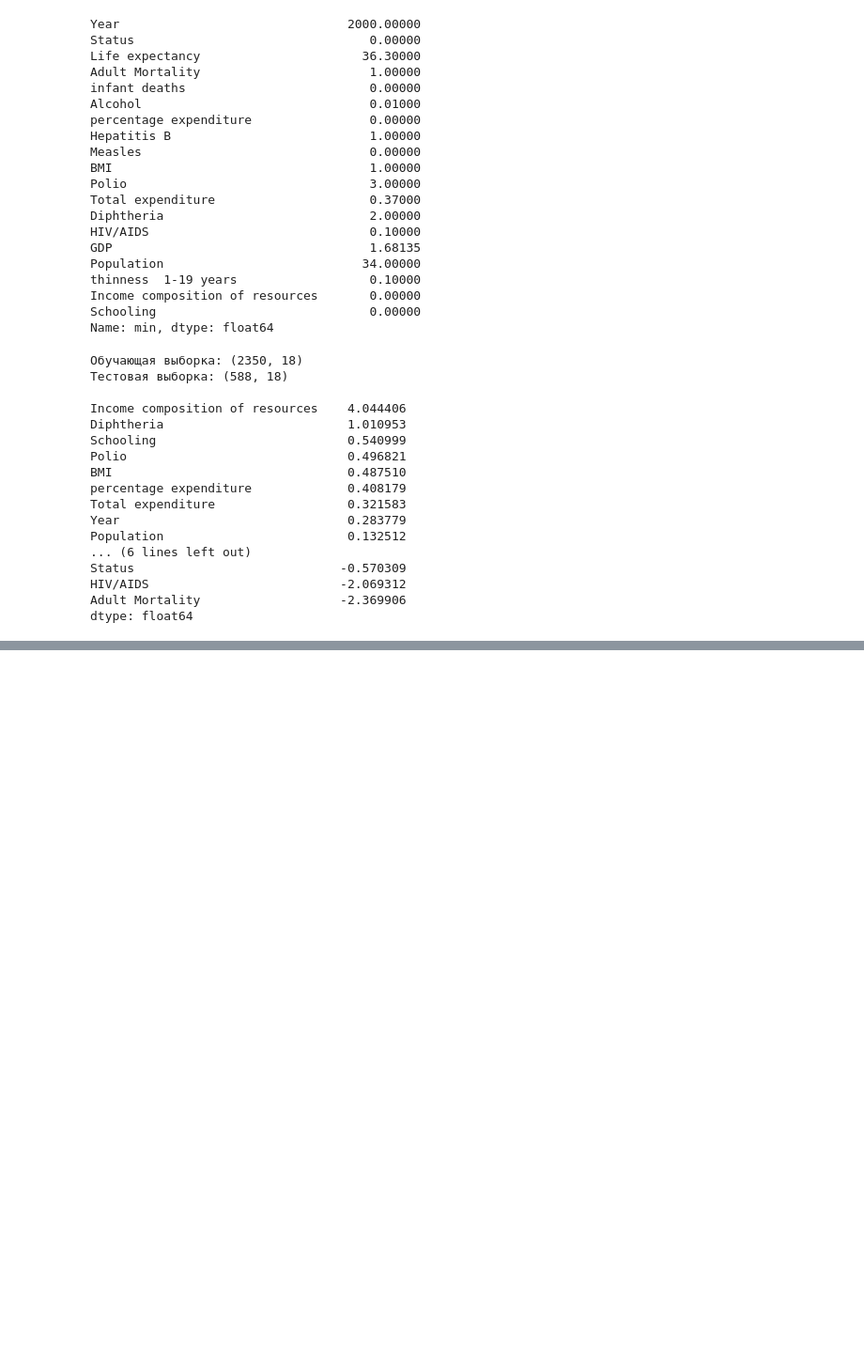
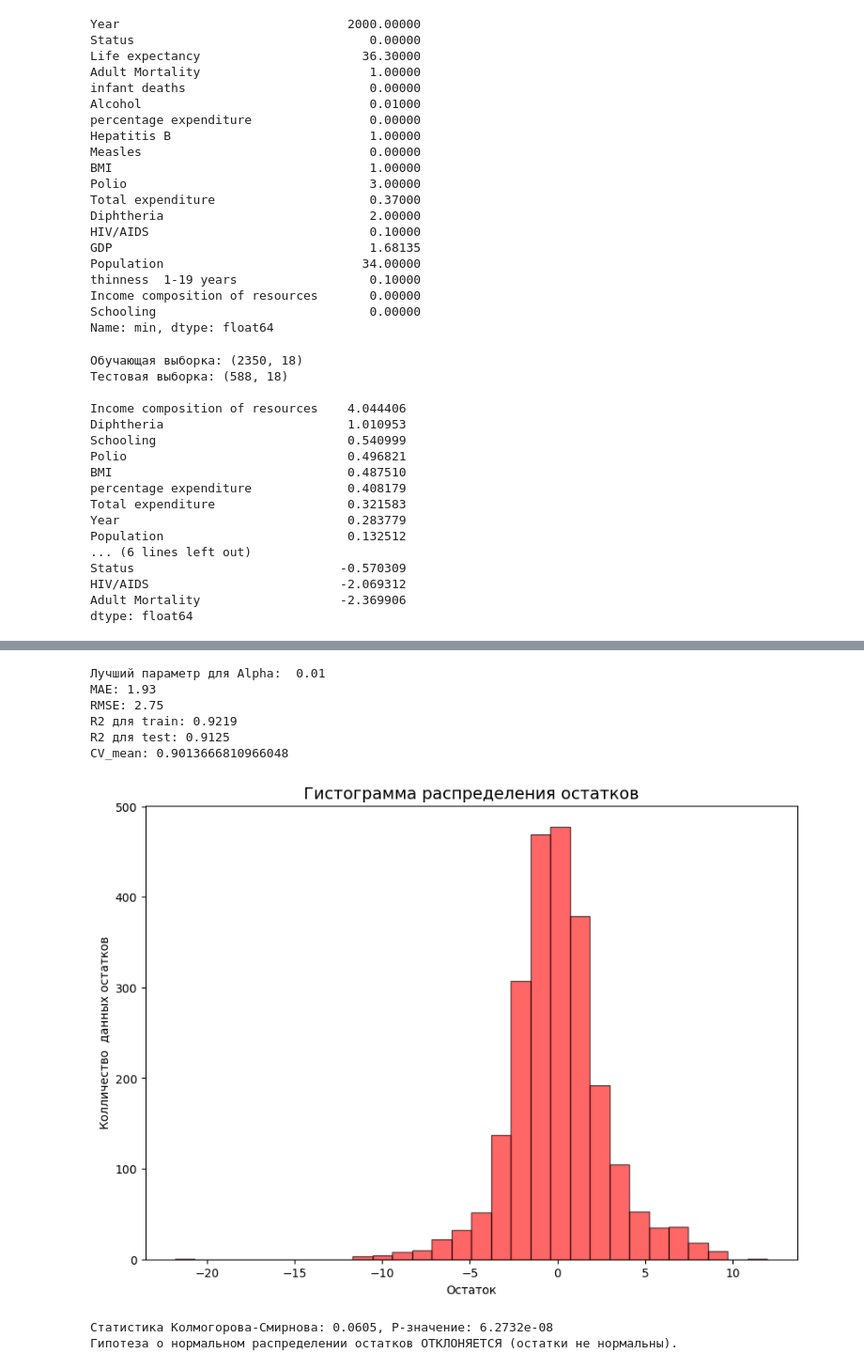
Before and after one commit to tomas098con/ml-course-homeworks, a Jupyter notebook: hw04_Life Expectancy/hw04.ipynb, the cells around one changed output, grey strips where cells are left out. Shown at 94% size. Cells and saved outputs as stored; diff of their text form; code cells hidden in the pictures; blank space fills up the shorter version.

```diff
--- a/hw04_Life Expectancy/hw04.ipynb
+++ b/hw04_Life Expectancy/hw04.ipynb
@@ -294,0 +366,38 @@ plt.plot(
+# %%
+### Создание Lasso
+from sklearn.linear_model import Lasso
+lasso_steps = [
+    ('poly', PolynomialFeatures(degree= 2)),
+    ('model', Lasso(max_iter= 5000))
+]
+lasso_pipe = Pipeline(lasso_steps)
+
+lasso_alpha = {'model__alpha': [0.01, 0.1, 1, 10, 100]}
+lasso_grid = GridSearchCV(lasso_pipe, lasso_alpha, cv = 8, scoring= 'neg_mean_squared_error')
+
+lasso_grid.fit(x_train_scaled, y_train)
+
+lasso_best = lasso_grid.best_estimator_
+print('Лучший параметр для Alpha: ', lasso_grid.best_params_['model__alpha'])
+
+pred_lasso_train = lasso_best.predict(x_train_scaled)
+pred_lasso_test = lasso_best.predict(x_test_scaled)
+
+print(f'MAE: {mean_absolute_error(y_test, pred_lasso_test):.2f}')
+print(f'RMSE: {np.sqrt(mean_squared_error(y_test, pred_lasso_test)):.2f}')
+print(f'R2 для train: {r2_score(y_train, pred_lasso_train):.4f}')
+print(f'R2 для test: {r2_score(y_test, pred_lasso_test):.4f}')
+print(f"CV_mean: {cross_val_score(estimator= lasso_best, X= x_train_scaled, y= y_train, cv =8).mean()}")
+
+residuals_lasso = y_train - pred_lasso_train
+analyze_residuals(residuals_ridge, pred_lasso_train)
+# %% [output]
+Лучший параметр для Alpha:  0.01
+MAE: 1.93
+RMSE: 2.75
+R2 для train: 0.9219
+R2 для test: 0.9125
+CV_mean: 0.9013666810966048
+[figure, added]
+Статистика Колмогорова-Смирнова: 0.0605, P-значение: 6.2732e-08
+Гипотеза о нормальном распределении остатков ОТКЛОНЯЕТСЯ (остатки не нормальны).
```
Also changed, not shown: parts of 11 cells of this notebook.
